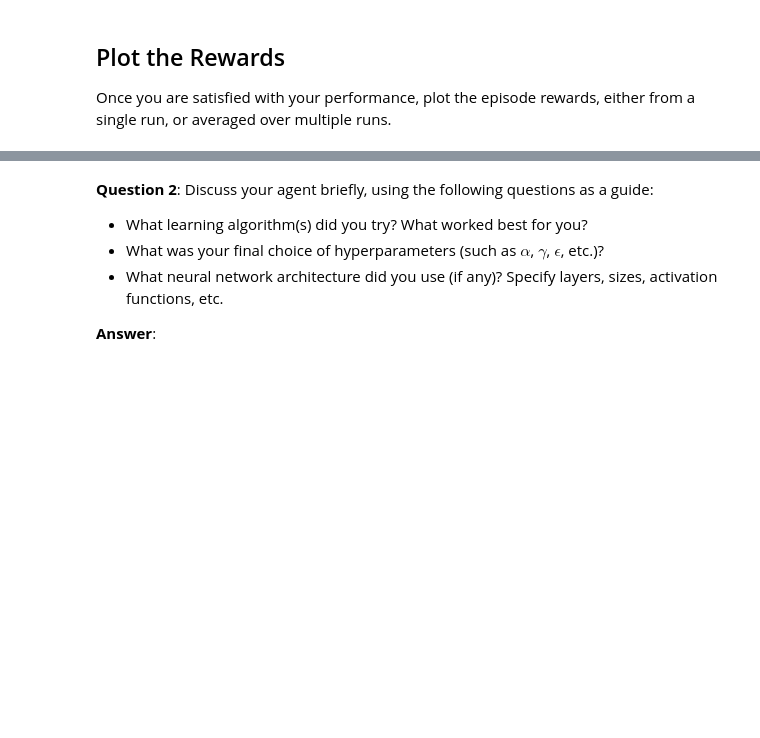
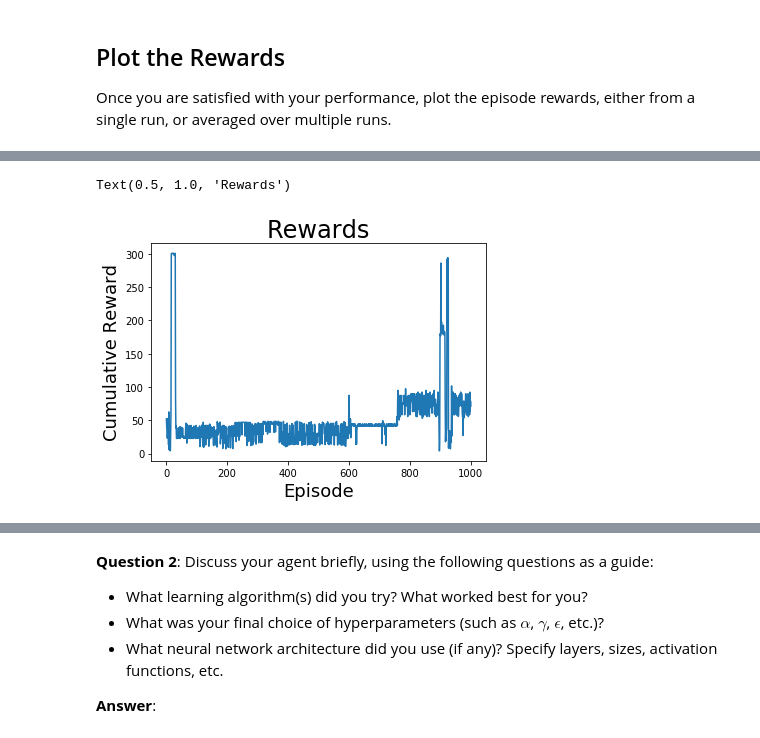
Before and after one commit to corasantos/Udacity-ML-Engineer-Nanodegree, a Jupyter notebook: Reinforcement Learning - Quadcopter/Quadcopter_Project.ipynb, the cells around one changed output, grey strips where cells are left out. Saved outputs shown, nothing was run; the diff lists cells and outputs as text; code cells hidden in the pictures; blank space fills up the shorter version.

```diff
--- a/Reinforcement Learning - Quadcopter/Quadcopter_Project.ipynb
+++ b/Reinforcement Learning - Quadcopter/Quadcopter_Project.ipynb
@@ -396,0 +375,19 @@ Once you are satisfied with your performance, plot the episode rewards, either f
+# %%
+results = pd.DataFrame(results_aux)
+
+# Rewards
+rewards = results[['episode','time']].groupby(['episode']).agg('max')
+rewards = rewards.reset_index(drop=False)
+rewards = pd.merge(results,
+                   rewards,
+                   right_on=['episode','time'],
+                   left_on=['episode','time'],
+                   how='inner')
+
+plt.plot(rewards['episode'],rewards['reward'])
+plt.ylabel('Cumulative Reward',fontsize=18)
+plt.xlabel('Episode',fontsize=18)
+plt.title('Rewards',fontsize=24)
+# %% [output]
+Text(0.5, 1.0, 'Rewards')
+[figure, added]
```
Also changed, not shown: parts of 25 cells of this notebook, 3 other files.
